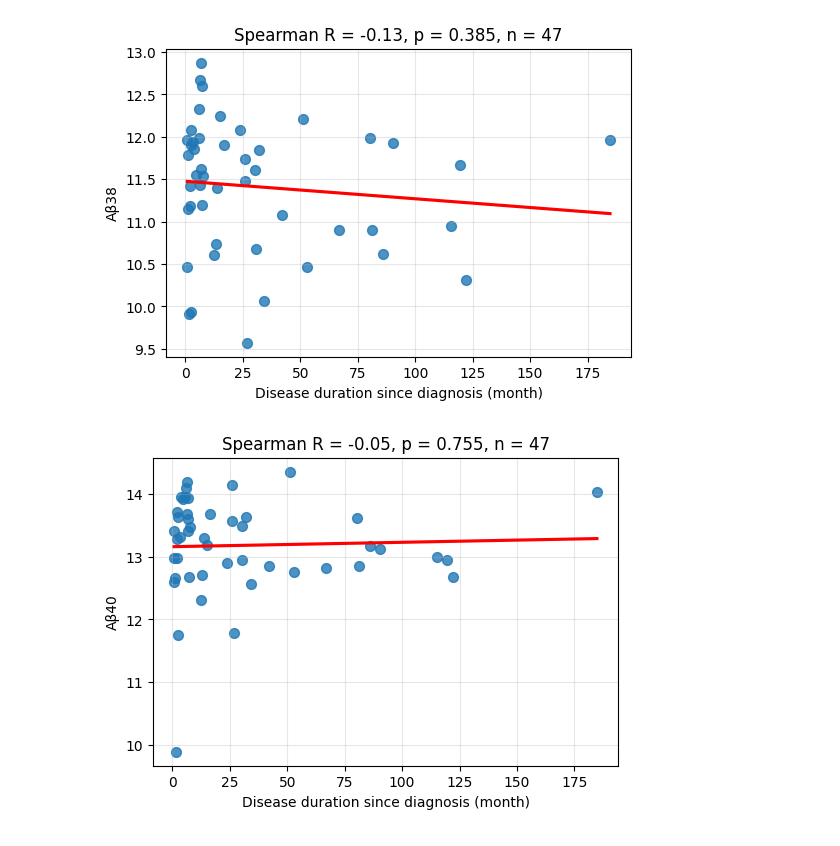
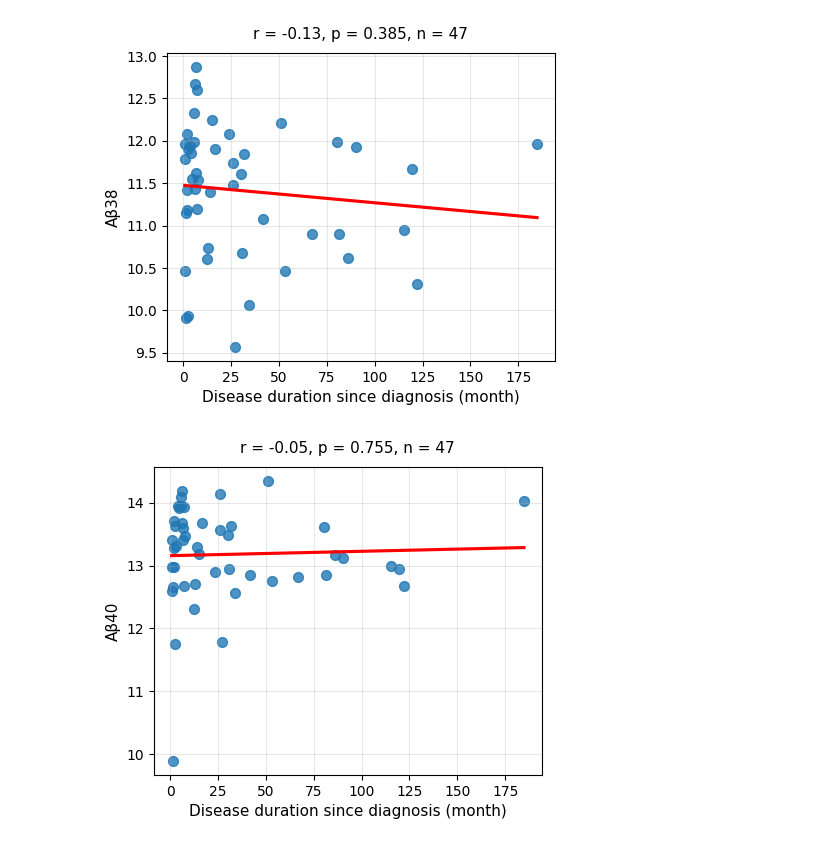
Before and after one commit to HaticeBzkrt/brain_comms_Bozkurt-et-al_2025_python, a Jupyter notebook: analysis_clinical_correlation.ipynb, the cells around one changed output. Drawn from its saved outputs; the diff is of its cells as text; code cells hidden in the pictures.

```diff
--- a/analysis_clinical_correlation.ipynb
+++ b/analysis_clinical_correlation.ipynb
@@ -81,13 +81,15 @@ for y_col in numeric_cols:
     })
 
     # Plot scatter
-    plt.figure(figsize=(6, 4))
+    plt.figure(figsize=(5, 4))
     sns.regplot(x=valid_data[x_col], y=valid_data[y_col], ci=None, scatter_kws={"s": 50}, line_kws={"color": "red"})
-    plt.title(f"Spearman R = {corr:.2f}, p = {p_value:.3f}, n = {n}")
-    plt.xlabel(x_col)
-    plt.ylabel(y_col)
+    plt.title(f"r = {corr:.2f}, p = {p_value:.3f}, n = {n}", fontsize = 11, pad = 10)
+    plt.xlabel(x_col, fontsize =11)
+    plt.ylabel(y_col, fontsize =11)
+    plt.xticks(fontsize=10)
+    plt.yticks(fontsize=10)
     plt.grid(alpha=0.3)
-    #plt.savefig(f".\\figures\\Age_vs{y_col}.png", dpi=300)
+    plt.savefig(f".\\figures\\Age_vs{y_col}.tiff", dpi=300)
     plt.show()
 
 # Convert results to DataFrame
@@ -136,37 +138,39 @@ for y_col in numeric_cols:
         continue
 
     # Calculate Spearman correlation and confidence interval
     corr, p_value, r_lower, r_upper = calculate_spearman_ci(valid_data[x_col], valid_data[y_col])
     n = len(valid_data)
 
     # Append results
     results.append({
         'Marker': y_col,
         'Spearman_r': corr,
         'p_value': p_value,
         'CI_lower': r_lower,
         'CI_upper': r_upper,
         'Sample_size': n
     })
 
     # Plot scatter
-    plt.figure(figsize=(6, 4))
+    plt.figure(figsize=(5, 4))
     sns.regplot(x=valid_data[x_col], y=valid_data[y_col], ci=None, scatter_kws={"s": 50}, line_kws={"color": "red"})
-    plt.title(f"Spearman R = {corr:.2f}, p = {p_value:.3f}, n = {n}")
-    plt.xlabel(x_col)
-    plt.ylabel(y_col)
+    plt.title(f"r = {corr:.2f}, p = {p_value:.3f}, n = {n}", pad = 10, fontsize = 11)
+    plt.xlabel(x_col, fontsize =11)
+    plt.ylabel(y_col, fontsize =11)
+    plt.xticks(fontsize=10)
+    plt.yticks(fontsize=10)
     plt.grid(alpha=0.3)
-    plt.savefig(f".\\figures\\DiseaseDuration_vs{y_col}.png", dpi=300)
+    plt.savefig(f".\\figures\\DiseaseDuration_vs{y_col}.tiff", dpi=300)
     plt.show()
 
 # Convert results to DataFrame
 results_df = pd.DataFrame(results)
 
 # Print results
 results_df
 
 # #  export results to CSV
 results_df.to_csv('dd_spearman_results.csv', index=False)
 # %% [output]
-[figure, old version]
+[figure, new version]
-[figure, old version]
+[figure, new version]
```
Also changed, not shown: parts of 4 cells of this notebook, 3 other files.
